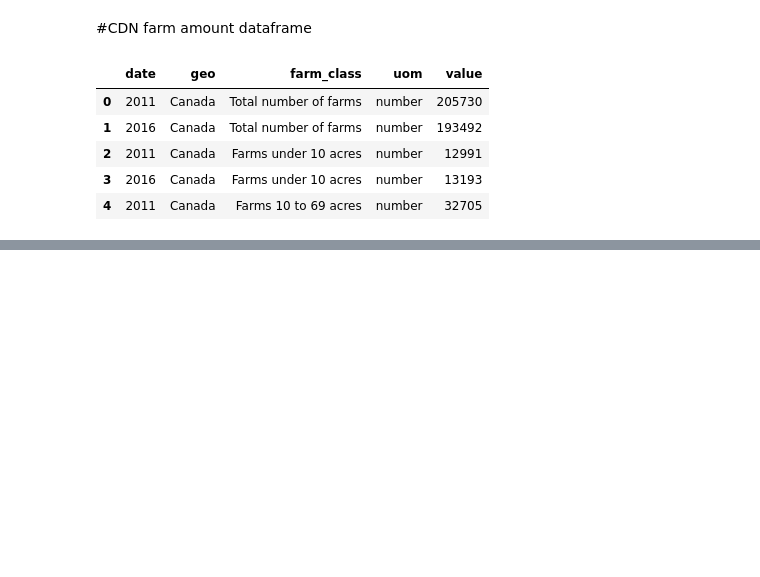
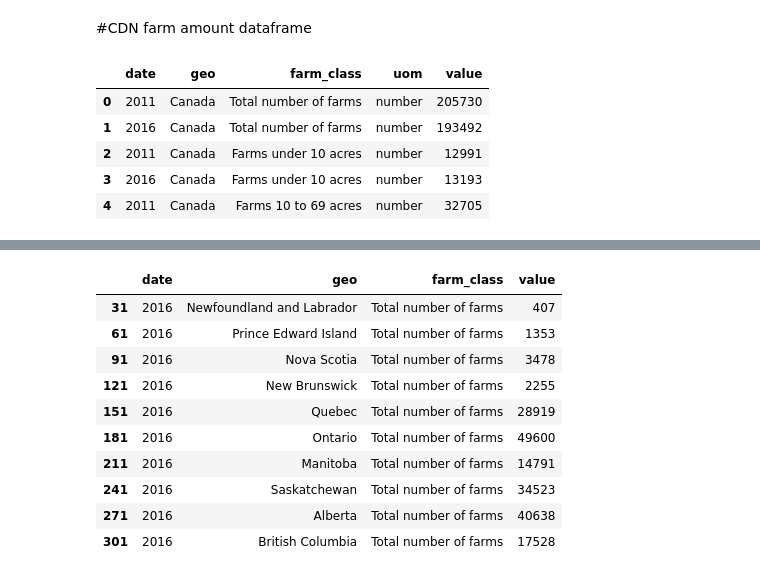
Before and after one commit to Vanagand/DS-Unit-1-Build, a Jupyter notebook: DS_Unit_1_Build.ipynb, the cells around one changed output, grey strips where cells are left out. Saved outputs shown, nothing was run; the diff lists cells and outputs as text; code cells hidden in the pictures; blank space fills up the shorter version.

```diff
--- a/DS_Unit_1_Build.ipynb
+++ b/DS_Unit_1_Build.ipynb
@@ -408,0 +560,14 @@ cdn_farm_df.head()
+# %%
+cdn_farm_total_2016_df
+# %% [output]
+|  | date | geo | farm_class | value |
+| 31 | 2016 | Newfoundland and Labrador | Total number of farms | 407 |
+| 61 | 2016 | Prince Edward Island | Total number of farms | 1353 |
+| 91 | 2016 | Nova Scotia | Total number of farms | 3478 |
+| 121 | 2016 | New Brunswick | Total number of farms | 2255 |
+| 151 | 2016 | Quebec | Total number of farms | 28919 |
+| 181 | 2016 | Ontario | Total number of farms | 49600 |
+| 211 | 2016 | Manitoba | Total number of farms | 14791 |
+| 241 | 2016 | Saskatchewan | Total number of farms | 34523 |
+| 271 | 2016 | Alberta | Total number of farms | 40638 |
+| 301 | 2016 | British Columbia | Total number of farms | 17528 |
```
Also changed, not shown: parts of 15 cells of this notebook.
